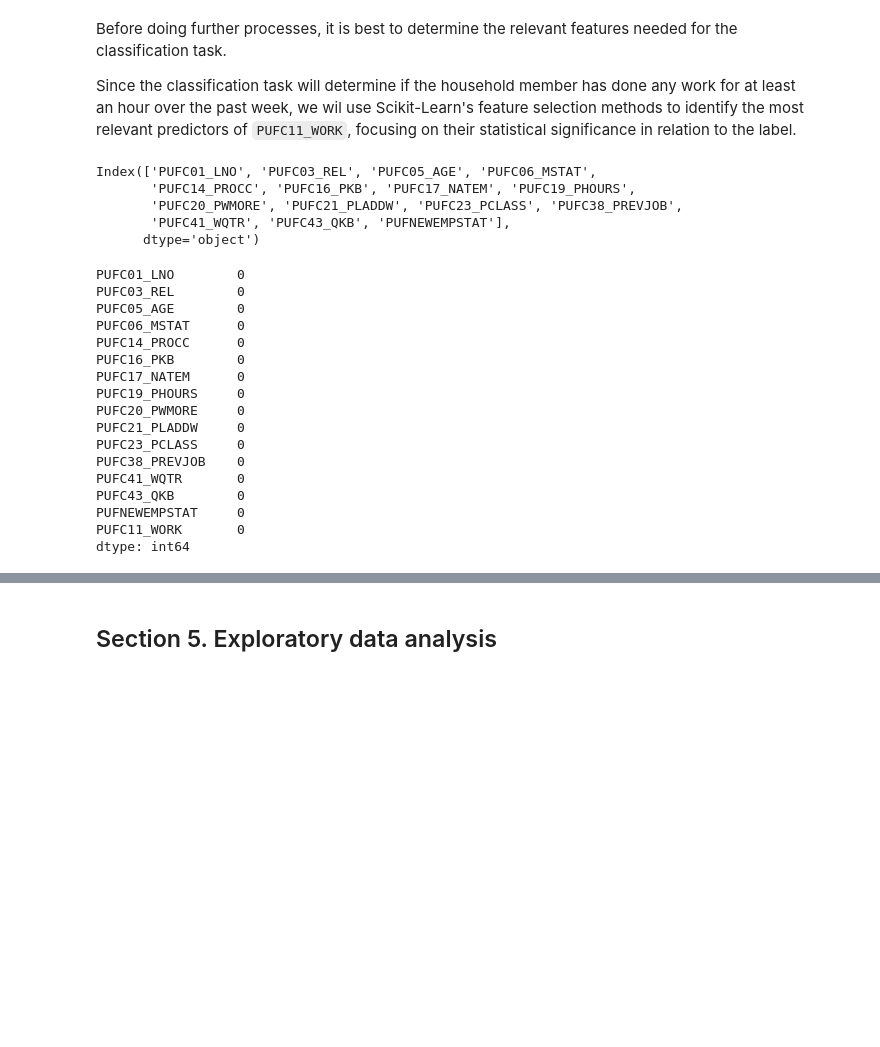
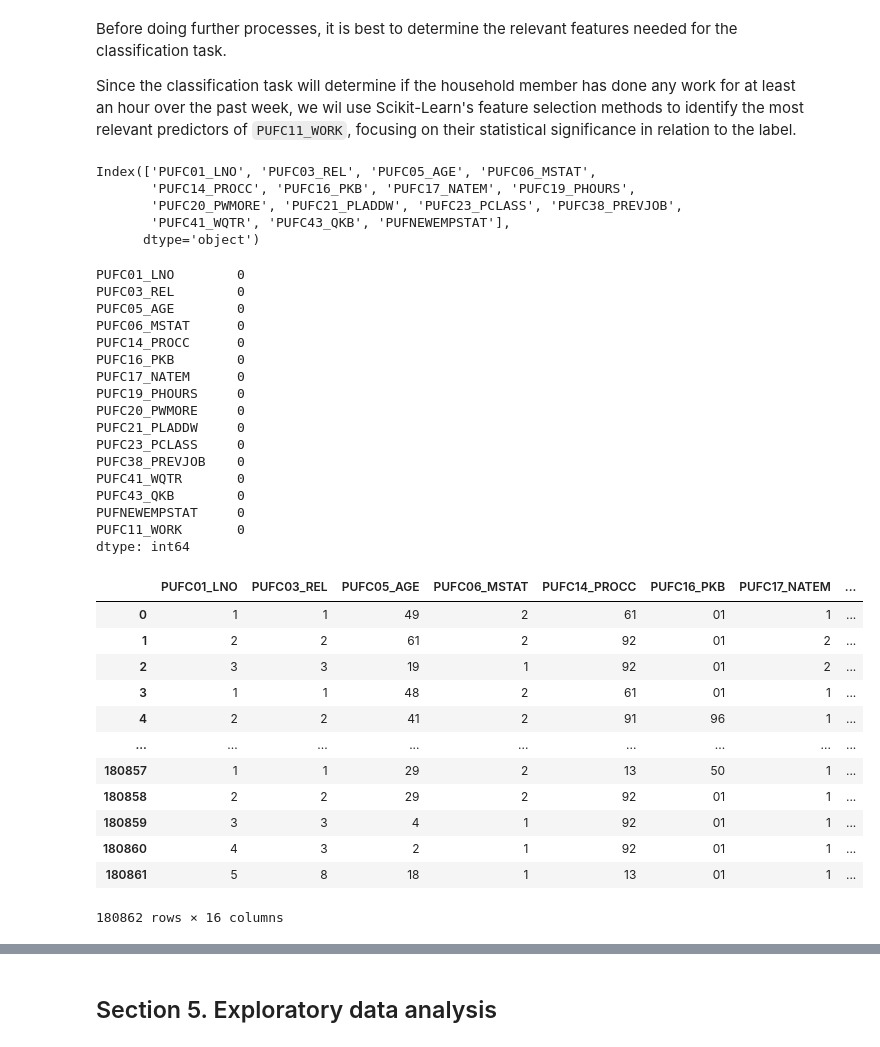
Before and after one commit to MatthewHeinz/STINTSY_MCO1, a Jupyter notebook: MCO1.ipynb, the cells around one changed output, grey strips where cells are left out. Saved outputs shown, nothing was run; the diff lists cells and outputs as text; code cells hidden in the pictures; blank space fills up the shorter version.

```diff
--- a/MCO1.ipynb
+++ b/MCO1.ipynb
@@ -249,30 +273,44 @@ X_selected = selector.fit_transform(X, y)
 selected_features = X.columns[selector.get_support()]
 print(selected_features)
 
 # Step 5: Create a DataFrame with only the selected features + target
 cleaned_selected_df = clean_df[selected_features.tolist() + ["PUFC11_WORK"]]
 
 display(cleaned_selected_df.isnull().sum())
+display(cleaned_selected_df)
 # %% [output]
 Index(['PUFC01_LNO', 'PUFC03_REL', 'PUFC05_AGE', 'PUFC06_MSTAT',
        'PUFC14_PROCC', 'PUFC16_PKB', 'PUFC17_NATEM', 'PUFC19_PHOURS',
        'PUFC20_PWMORE', 'PUFC21_PLADDW', 'PUFC23_PCLASS', 'PUFC38_PREVJOB',
        'PUFC41_WQTR', 'PUFC43_QKB', 'PUFNEWEMPSTAT'],
       dtype='object')
 PUFC01_LNO        0
 PUFC03_REL        0
 PUFC05_AGE        0
 PUFC06_MSTAT      0
 PUFC14_PROCC      0
 PUFC16_PKB        0
 PUFC17_NATEM      0
 PUFC19_PHOURS     0
 PUFC20_PWMORE     0
 PUFC21_PLADDW     0
 PUFC23_PCLASS     0
 PUFC38_PREVJOB    0
 PUFC41_WQTR       0
 PUFC43_QKB        0
 PUFNEWEMPSTAT     0
 PUFC11_WORK       0
 dtype: int64
+|  | PUFC01_LNO | PUFC03_REL | PUFC05_AGE | PUFC06_MSTAT | PUFC14_PROCC | PUFC16_PKB | PUFC17_NATEM | ... |
+| 0 | 1 | 1 | 49 | 2 | 61 | 01 | 1 | ... |
+| 1 | 2 | 2 | 61 | 2 | 92 | 01 | 2 | ... |
+| 2 | 3 | 3 | 19 | 1 | 92 | 01 | 2 | ... |
+| 3 | 1 | 1 | 48 | 2 | 61 | 01 | 1 | ... |
+| 4 | 2 | 2 | 41 | 2 | 91 | 96 | 1 | ... |
+| ... | ... | ... | ... | ... | ... | ... | ... | ... |
+| 180857 | 1 | 1 | 29 | 2 | 13 | 50 | 1 | ... |
+| 180858 | 2 | 2 | 29 | 2 | 92 | 01 | 1 | ... |
+| 180859 | 3 | 3 | 4 | 1 | 92 | 01 | 1 | ... |
+| 180860 | 4 | 3 | 2 | 1 | 92 | 01 | 1 | ... |
+| 180861 | 5 | 8 | 18 | 1 | 13 | 01 | 1 | ... |
+180862 rows × 16 columns
```
Also changed, not shown: parts of 4 cells of this notebook.
